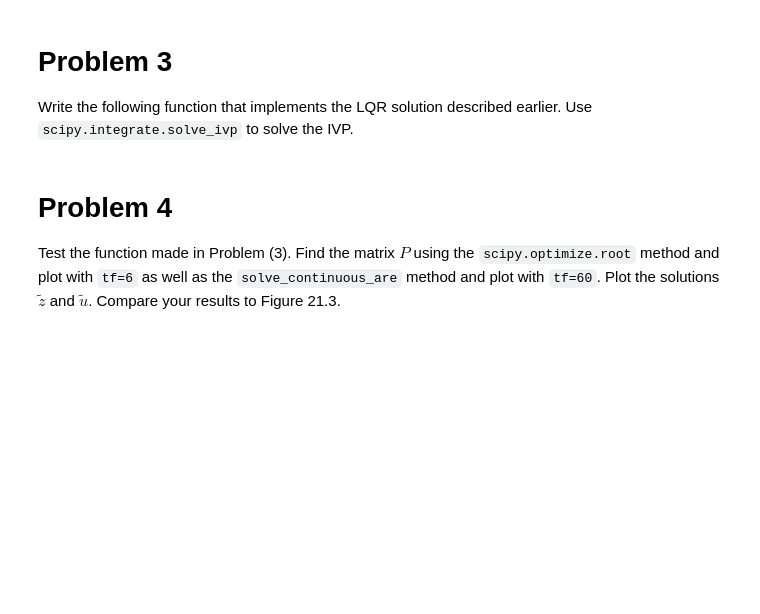
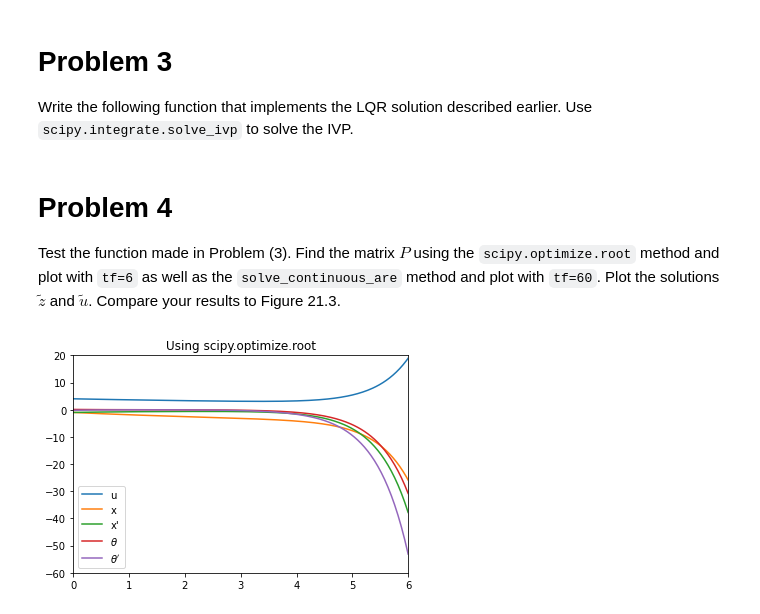
Before and after one commit to bryant0918/Model-Dynamics-and-Control, a Jupyter notebook: InvertedPendulum/inverted_pendulum.ipynb, the cells around one changed output. Cells and saved outputs as stored; diff of their text form; code cells hidden in the pictures; blank space fills up the shorter version.

```diff
--- a/InvertedPendulum/inverted_pendulum.ipynb
+++ b/InvertedPendulum/inverted_pendulum.ipynb
@@ -76,0 +81,12 @@ r = 10.
+# %%
+M, m = 23., 5.
+l = 4.
+q1, q2, q3, q4 = 1., 1., 1., 1.
+r = 10.
+
+A,B,Q,R = linearized_init(M,m,l,q1,q2,q3,q4,r)
+P = find_P(A,B,Q,R)
+
+eigs,eigvecs = np.linalg.eig(A-B@np.linalg.inv(R)@B.T@P)
+print(eigs)
+print(np.any(eigs>0))
@@ -95,7 +117,17 @@ def rickshaw(tv, X0, A, B, Q, R, P):
     Z : ndarray of shape (n+1,4), the state vector at each time
     U : ndarray of shape (n+1,), the control values
     '''
-    pass
+
+    def ode(t,z):
+        """Define ODE System"""
+        return (A-B@np.linalg.inv(R)@B.T@P)@z
+
+    # solve system
+    sol = solve_ivp(ode, (tv[0],tv[-1]), X0, t_eval=tv)
+
+    U = -np.linalg.inv(R)@B.T@P@sol.y
+
+    return sol.y, U.flatten(), sol.t
 # %% [markdown]
 # Problem 4
 
@@ -107,5 +139,24 @@ M, m = 23., 5.
 l = 4.
 q1, q2, q3, q4 = 1., 1., 1., 1.
 r = 10.
-tf = None
+tf = 6
 X0 = np.array([-1, -1, .1, -.2])
+
+tv = np.linspace(0,tf,200)
+
+P = find_P(A,B,Q,R)
+
+Z,U,t = rickshaw(tv,X0,A,B,Q,R,P)
+# %%
+plt.plot(t,U, label='u')
+plt.plot(t,Z[0], label='x')
+plt.plot(t,Z[1], label="x'")
+plt.plot(t,Z[2], label=r"$\theta$")
+plt.plot(t,Z[3], label=r"$\theta'$")
+plt.title("Using scipy.optimize.root")
+plt.xlim(0,6)
+plt.ylim(-60,20)
+plt.legend()
+plt.show()
+# %% [output]
+[figure, added]
```
Also changed, not shown: parts of 8 cells of this notebook.
